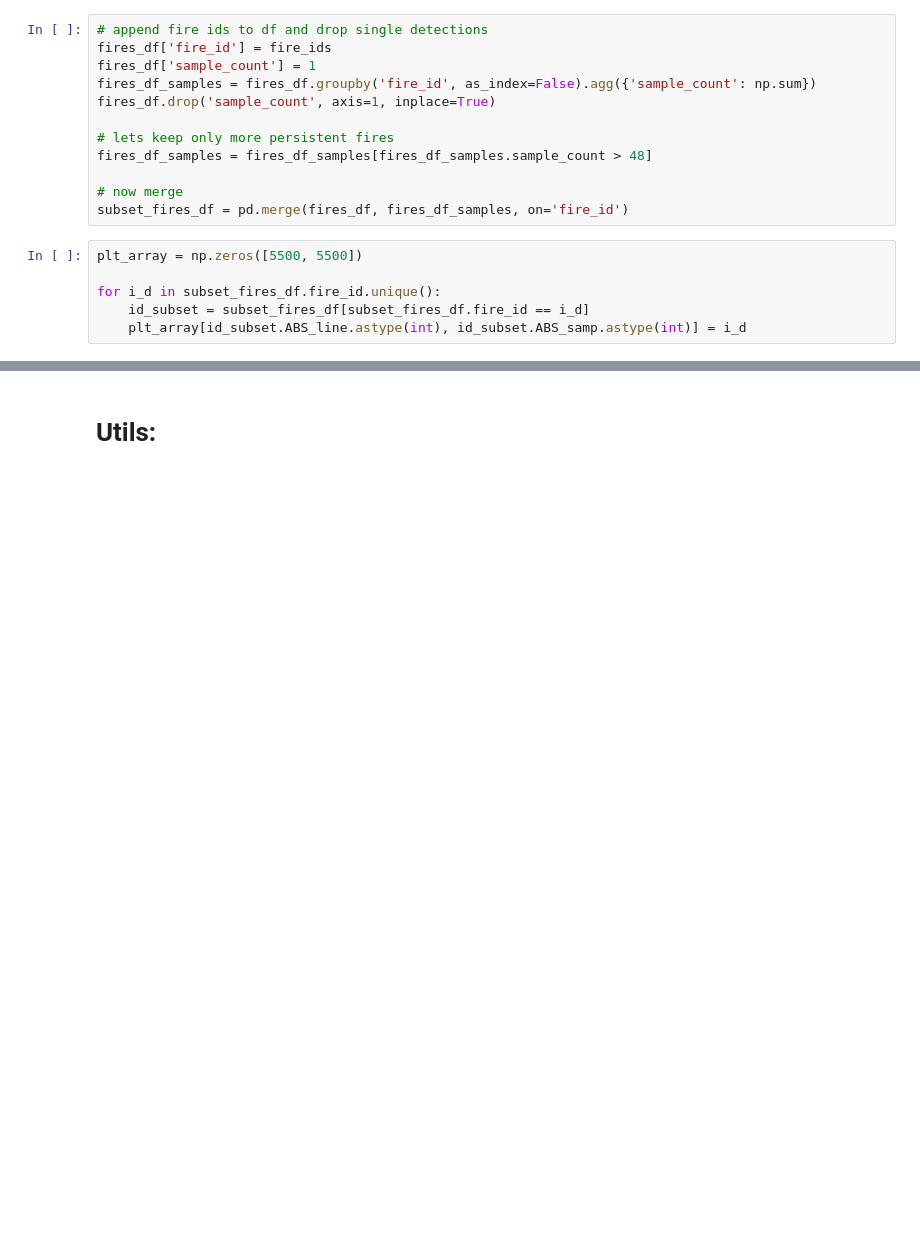
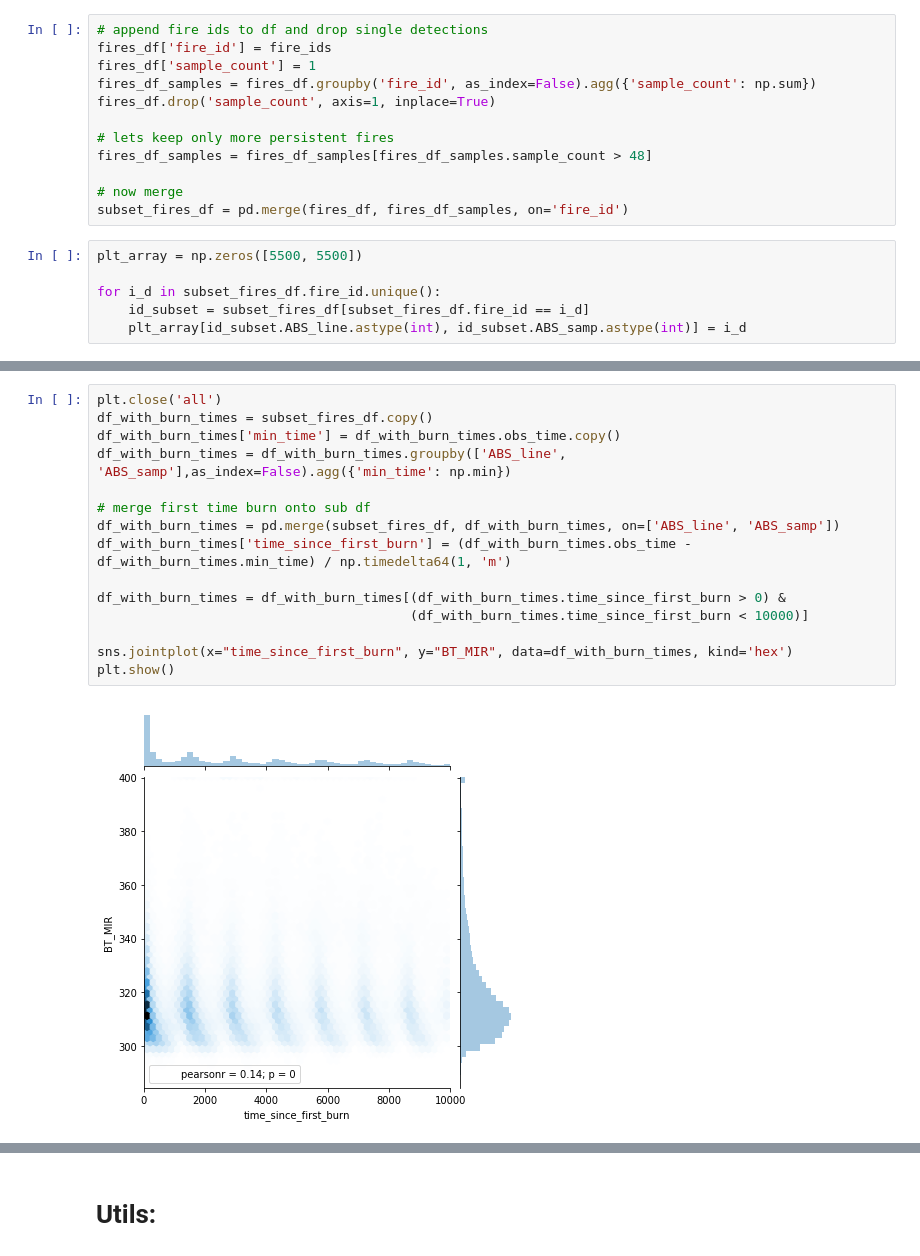
Before and after one commit to gridl/kcl-fire-aot, a Jupyter notebook: notebooks/Fire Type Identification V2.ipynb, the cells around one changed output, grey strips where cells are left out. Drawn from its saved outputs; the diff is of its cells as text; blank space fills up the shorter version.

```diff
--- a/notebooks/Fire Type Identification V2.ipynb
+++ b/notebooks/Fire Type Identification V2.ipynb
@@ -126,0 +126,17 @@ HTML(anim.to_html5_video())
+# %%
+plt.close('all')
+df_with_burn_times = subset_fires_df.copy()
+df_with_burn_times['min_time'] = df_with_burn_times.obs_time.copy()
+df_with_burn_times = df_with_burn_times.groupby(['ABS_line', 'ABS_samp'],as_index=False).agg({'min_time': np.min})
+
+# merge first time burn onto sub df
+df_with_burn_times = pd.merge(subset_fires_df, df_with_burn_times, on=['ABS_line', 'ABS_samp'])
+df_with_burn_times['time_since_first_burn'] = (df_with_burn_times.obs_time - df_with_burn_times.min_time) / np.timedelta64(1, 'm')
+
+df_with_burn_times = df_with_burn_times[(df_with_burn_times.time_since_first_burn > 0) &
+                                        (df_with_burn_times.time_since_first_burn < 10000)]
+
+sns.jointplot(x="time_since_first_burn", y="BT_MIR", data=df_with_burn_times, kind='hex')
+plt.show()
+# %% [output]
+[figure, added]
```
Also changed, not shown: parts of 10 cells of this notebook.
